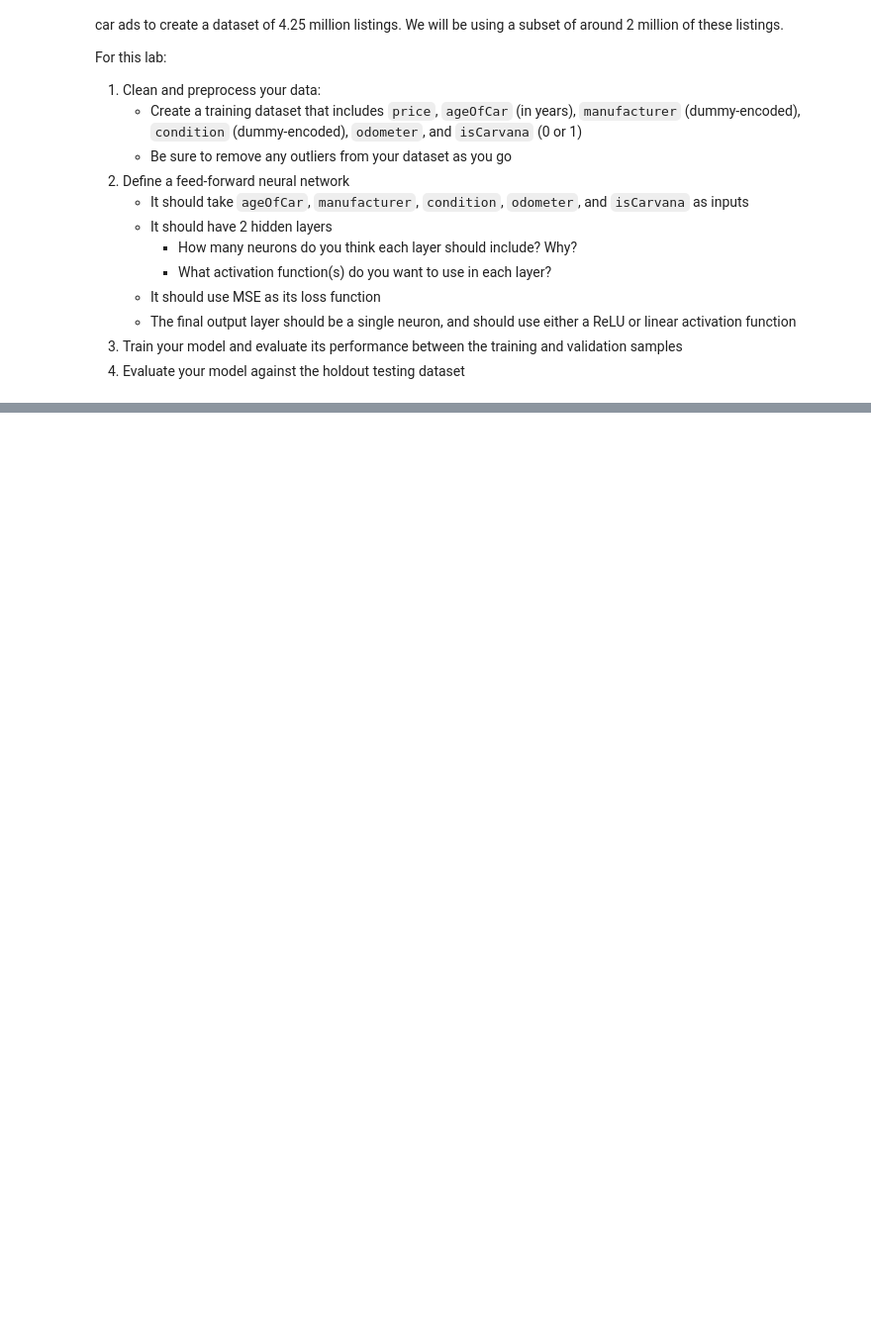
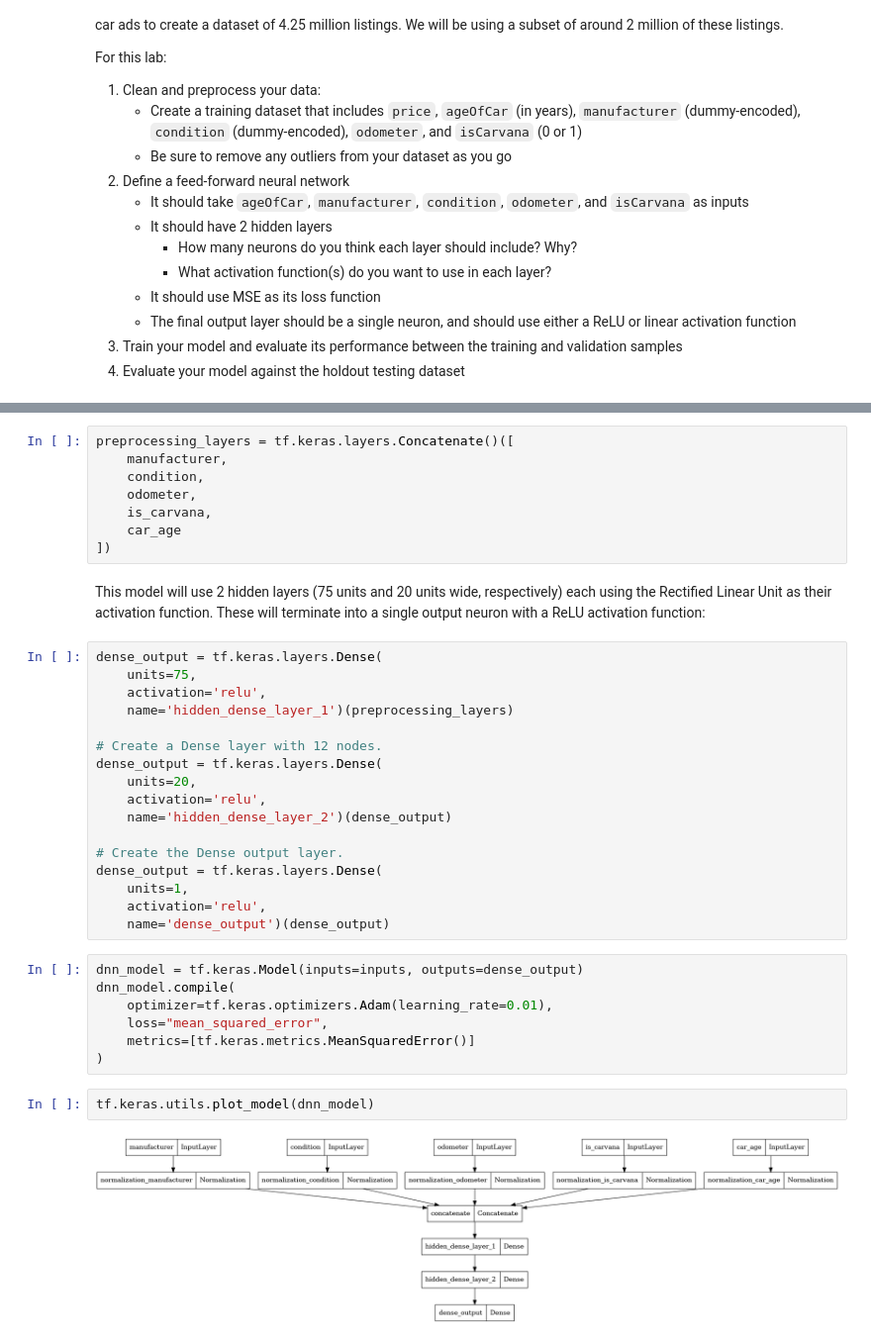
Before and after one commit to wetherc/data-2000, a Jupyter notebook: labs/10-17_neural-networks.ipynb, the cells around one changed output, grey strips where cells are left out. Shown at 99% size. Drawn from its saved outputs; the diff is of its cells as text; blank space fills up the shorter version.

```diff
--- a/labs/10-17_neural-networks.ipynb
+++ b/labs/10-17_neural-networks.ipynb
@@ -313,0 +465,38 @@ data.head()
+# %%
+preprocessing_layers = tf.keras.layers.Concatenate()([
+    manufacturer,
+    condition,
+    odometer,
+    is_carvana,
+    car_age
+])
+# %% [markdown]
+This model will use 2 hidden layers (75 units and 20 units wide, respectively) each using the Rectified Linear Unit as their activation function. These will terminate into a single output neuron with a ReLU activation function:
+# %%
+dense_output = tf.keras.layers.Dense(
+    units=75,
+    activation='relu',
+    name='hidden_dense_layer_1')(preprocessing_layers)
+
+# Create a Dense layer with 12 nodes.
+dense_output = tf.keras.layers.Dense(
+    units=20,
+    activation='relu',
+    name='hidden_dense_layer_2')(dense_output)
+
+# Create the Dense output layer.
+dense_output = tf.keras.layers.Dense(
+    units=1,
+    activation='relu',
+    name='dense_output')(dense_output)
+# %%
+dnn_model = tf.keras.Model(inputs=inputs, outputs=dense_output)
+dnn_model.compile(
+    optimizer=tf.keras.optimizers.Adam(learning_rate=0.01),
+    loss="mean_squared_error",
+    metrics=[tf.keras.metrics.MeanSquaredError()]
+)
+# %%
+tf.keras.utils.plot_model(dnn_model)
+# %% [output]
+[figure, added]
```
Also changed, not shown: parts of 21 cells of this notebook.
